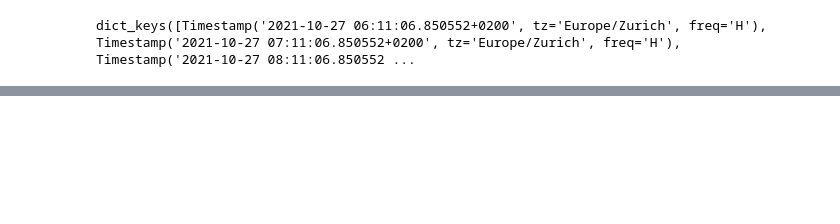
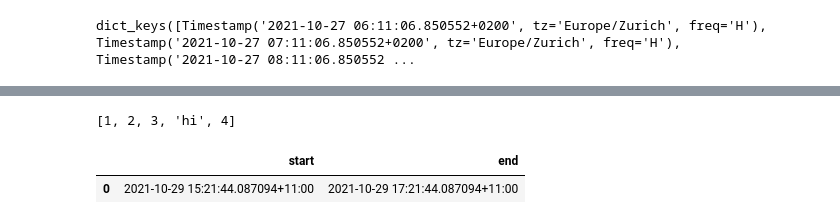
Before and after one commit to alecsharpie/wakematch, a Jupyter notebook: notebooks/graph_exploration.ipynb, the cells around one changed output, grey strips where cells are left out. Drawn from its saved outputs; the diff is of its cells as text; code cells hidden in the pictures; blank space fills up the shorter version.

```diff
--- a/notebooks/graph_exploration.ipynb
+++ b/notebooks/graph_exploration.ipynb
@@ -363,0 +447,13 @@ KMeans(n_clusters = 2).fit(X).inertia_
+# %%
+x = [match for match in find_match(df, 'Australia/Victoria')]
+
+timeslots_list = []
+diff_list = []
+for i in range(len(x) - 1):
+    if ((x[i + 1] - x[i]) > np.timedelta64(1,
+                                           'h')):  # or (i+1 == len(x)-1):
+        timeslots_list.append(x[:i + 1])
+        x = x[i + 1:]
+
+intervals = timeslots_list + [x]
+intervals
@@ -363,0 +464,41 @@ KMeans(n_clusters = 2).fit(X).inertia_
+# %%
+
+    # find match is not working
+    #print(x)
+
+    # this loop does not find all occurances
+    # you shuold find all occurances first
+    # and use this to break up the list?
+    timeslots_list = []
+    diff_list = []
+    for i in range(len(x) - 1):
+        if ((x[i + 1] - x[i]) > np.timedelta64(1,
+                                               'h')):  # or (i+1 == len(x)-1):
+            timeslots_list.append(x[:i + 1])
+            x = x[i + 1:]
+
+    intervals = timeslots_list + [x]
+# %%
+l = [1, 2, 3, 4]
+l.insert(-1, 'hi')
+l
+# %% [output]
+[1, 2, 3, 'hi', 4]
+# %%
+def find_waketimes(df, user_timezone):
+    x = [match for match in find_match(df, user_timezone)]
+
+    timeslots_list = []
+    for i in range(len(x)-1):
+        if ((x[i+1] - x[i]) > np.timedelta64(1, 'h')): # or (i+1 == len(x)-1):
+            timeslots_list.append(x[:i+1])
+            x = x[i+1:]
+
+    intervals = timeslots_list + [x]
+
+    return pd.DataFrame([{'start':pd.to_datetime(np.min(interval)), 'end': pd.to_datetime(np.max(interval))} for interval in intervals])
+# %%
+find_waketimes(df, 'Australia/Victoria')
+# %% [output]
+|  | start | end |
+| 0 | 2021-10-29 15:21:44.087094+11:00 | 2021-10-29 17:21:44.087094+11:00 |
```
Also changed, not shown: parts of 26 cells of this notebook.
